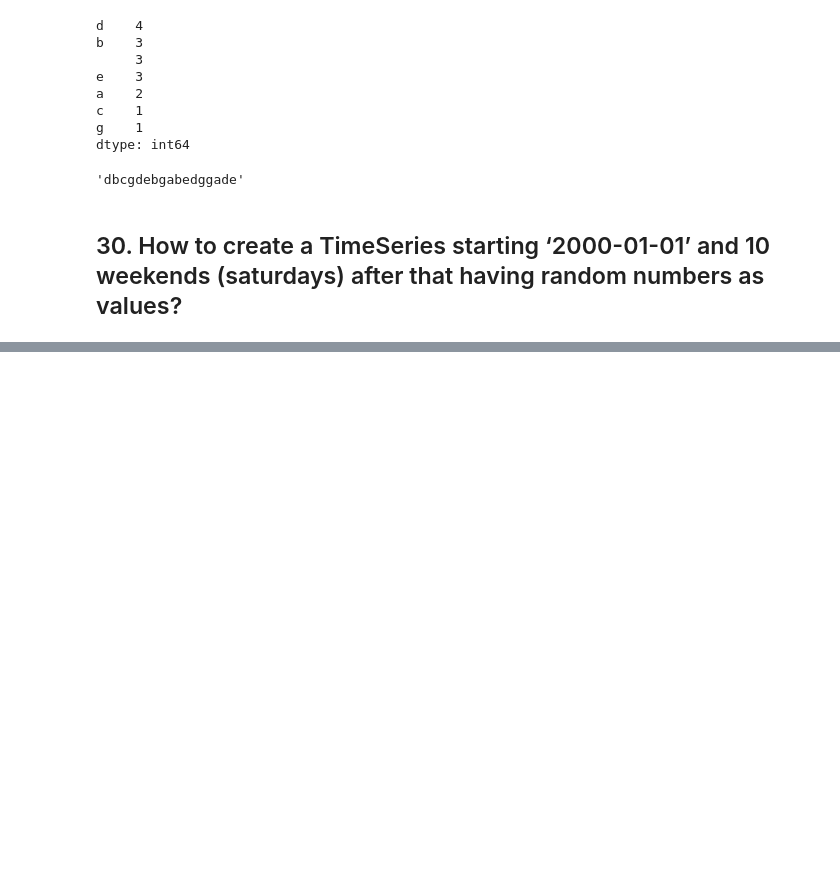
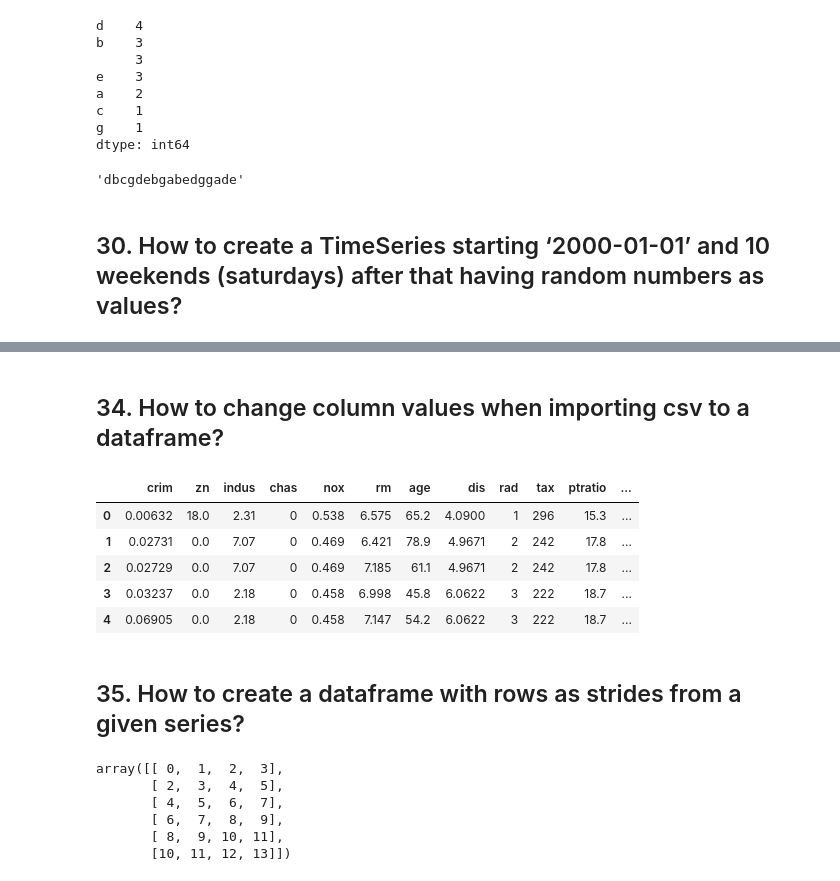
Before and after one commit to raphaelyt/projects, a Jupyter notebook: python/interview-questions/python_interview_exercises.ipynb, the cells around one changed output, grey strips where cells are left out. Drawn from its saved outputs; the diff is of its cells as text; code cells hidden in the pictures; blank space fills up the shorter version.

```diff
--- a/python/interview-questions/python_interview_exercises.ipynb
+++ b/python/interview-questions/python_interview_exercises.ipynb
@@ -451,0 +531,31 @@ dtype: int64
+# %% [markdown]
+## 34. How to change column values when importing csv to a dataframe?
+# %%
+df = pd.read_csv('https://raw.githubusercontent.com/selva86/datasets/master/BostonHousing.csv', converters={'medv': lambda x: 'High' if float(x) > 25 else 'Low'})
+df.head()
+# %% [output]
+|  | crim | zn | indus | chas | nox | rm | age | dis | rad | tax | ptratio | ... |
+| 0 | 0.00632 | 18.0 | 2.31 | 0 | 0.538 | 6.575 | 65.2 | 4.0900 | 1 | 296 | 15.3 | ... |
+| 1 | 0.02731 | 0.0 | 7.07 | 0 | 0.469 | 6.421 | 78.9 | 4.9671 | 2 | 242 | 17.8 | ... |
+| 2 | 0.02729 | 0.0 | 7.07 | 0 | 0.469 | 7.185 | 61.1 | 4.9671 | 2 | 242 | 17.8 | ... |
+| 3 | 0.03237 | 0.0 | 2.18 | 0 | 0.458 | 6.998 | 45.8 | 6.0622 | 3 | 222 | 18.7 | ... |
+| 4 | 0.06905 | 0.0 | 2.18 | 0 | 0.458 | 7.147 | 54.2 | 6.0622 | 3 | 222 | 18.7 | ... |
+# %% [markdown]
+## 35. How to create a dataframe with rows as strides from a given series?
+# %%
+# Input
+L = pd.Series(range(15))
+
+# Solution (machinelearningplus.com)
+def gen_strides(a, stride_len=5, window_len=5):
+    n_strides = ((a.size-window_len)//stride_len) + 1
+    return np.array([a[s:(s+window_len)] for s in np.arange(0, a.size, stride_len)[:n_strides]])
+
+gen_strides(L, stride_len=2, window_len=4)
+# %% [output]
+array([[ 0,  1,  2,  3],
+       [ 2,  3,  4,  5],
+       [ 4,  5,  6,  7],
+       [ 6,  7,  8,  9],
+       [ 8,  9, 10, 11],
+       [10, 11, 12, 13]])
```
Also changed, not shown: parts of 25 cells of this notebook, 5 other files.
